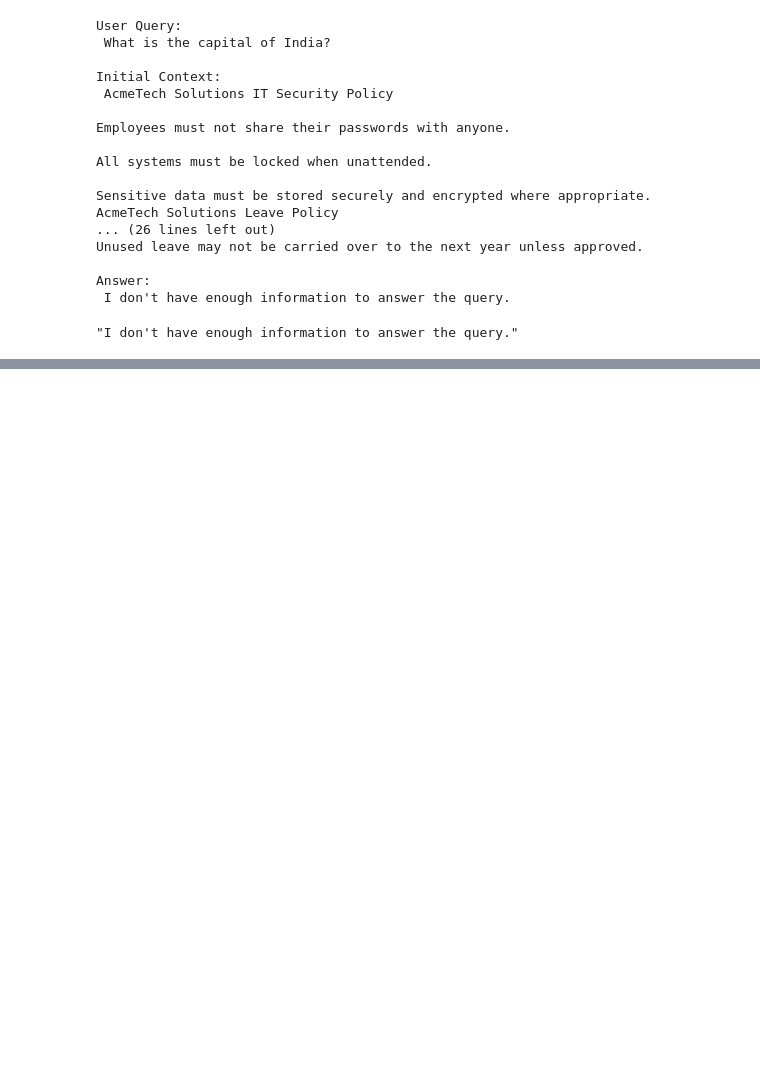
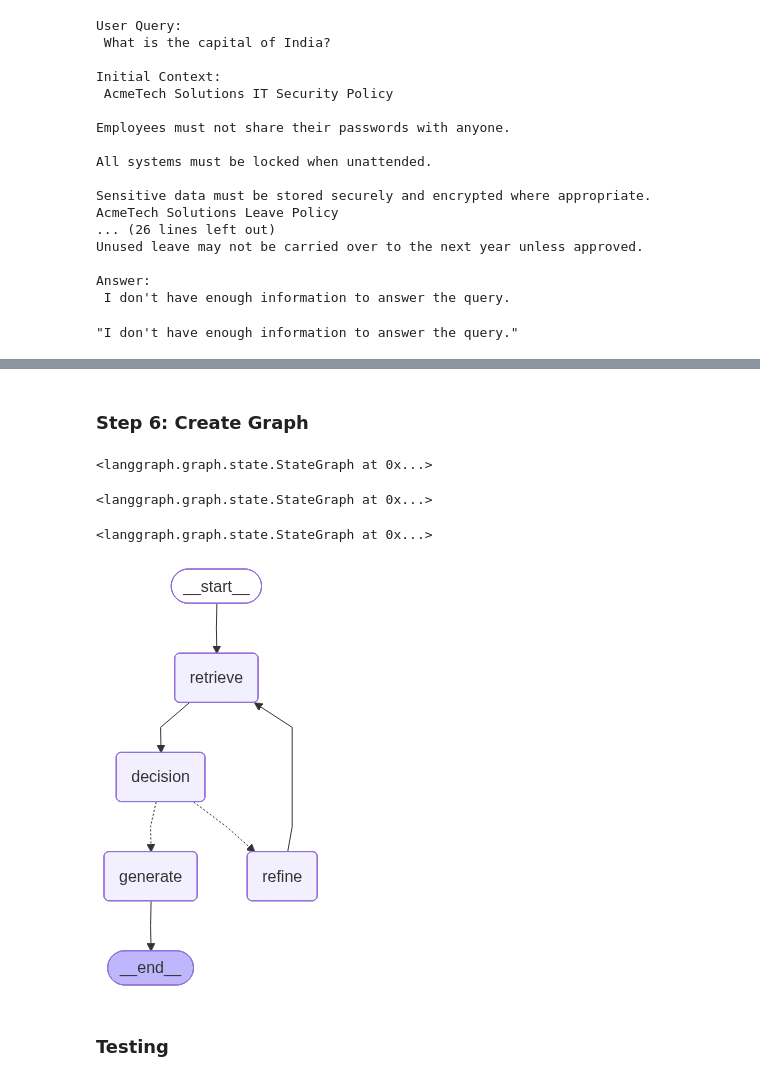
Before and after one commit to yashwanth2714/GenAI-Basics, a Jupyter notebook: RAG/Agentic RAG/class_9.ipynb, the cells around one changed output, grey strips where cells are left out. Saved outputs shown, nothing was run; the diff lists cells and outputs as text; code cells hidden in the pictures; blank space fills up the shorter version.

Commit message:
agentic rag using langgraph

```diff
--- a/RAG/Agentic RAG/class_9.ipynb
+++ b/RAG/Agentic RAG/class_9.ipynb
@@ -196,0 +295,49 @@ Answer:
+# %%
+def should_refine(state):
+    decision = state['decision']
+    if 'no' in decision.lower():
+        return 'refine'
+    else:
+        return 'generate'
+# %% [markdown]
+### Step 6: Create Graph
+# %%
+# Step 1: Add State
+graph = StateGraph(AgentState) # Memory
+graph
+# %% [output]
+<langgraph.graph.state.StateGraph at 0x...>
+# %%
+# Step 2: Add nodes
+graph.add_node('retrieve', retrieve_node)
+graph.add_node('decision', decision_node)
+graph.add_node('refine', query_refinement_node)
+graph.add_node('generate', generation_node)
+
+graph
+# %% [output]
+<langgraph.graph.state.StateGraph at 0x...>
+# %%
+# Step 3: Flow
+graph.set_entry_point('retrieve')
+
+graph.add_edge('retrieve', 'decision')
+
+graph.add_conditional_edges('decision',
+                            should_refine,
+                            {'refine': 'refine',
+                             'generate': 'generate'})
+
+graph.add_edge('refine', 'retrieve')
+graph.add_edge('generate', '__end__')
+
+# graph.set_finish_point('generate')
+# %% [output]
+<langgraph.graph.state.StateGraph at 0x...>
+# %%
+agent = graph.compile()
+agent
+# %% [output]
+[figure, added]
+# %% [markdown]
+### Testing
```
Also changed, not shown: parts of 19 cells of this notebook.
